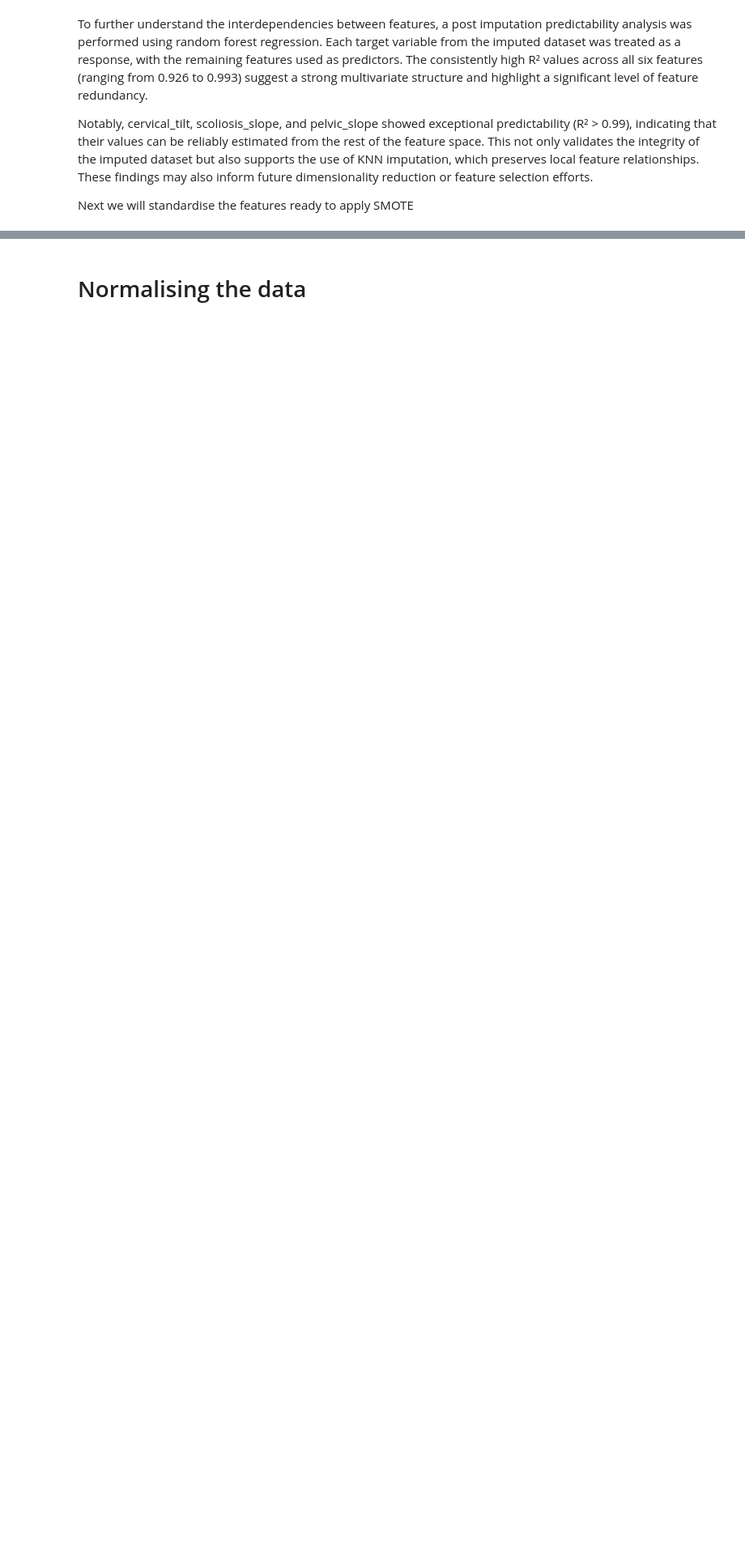
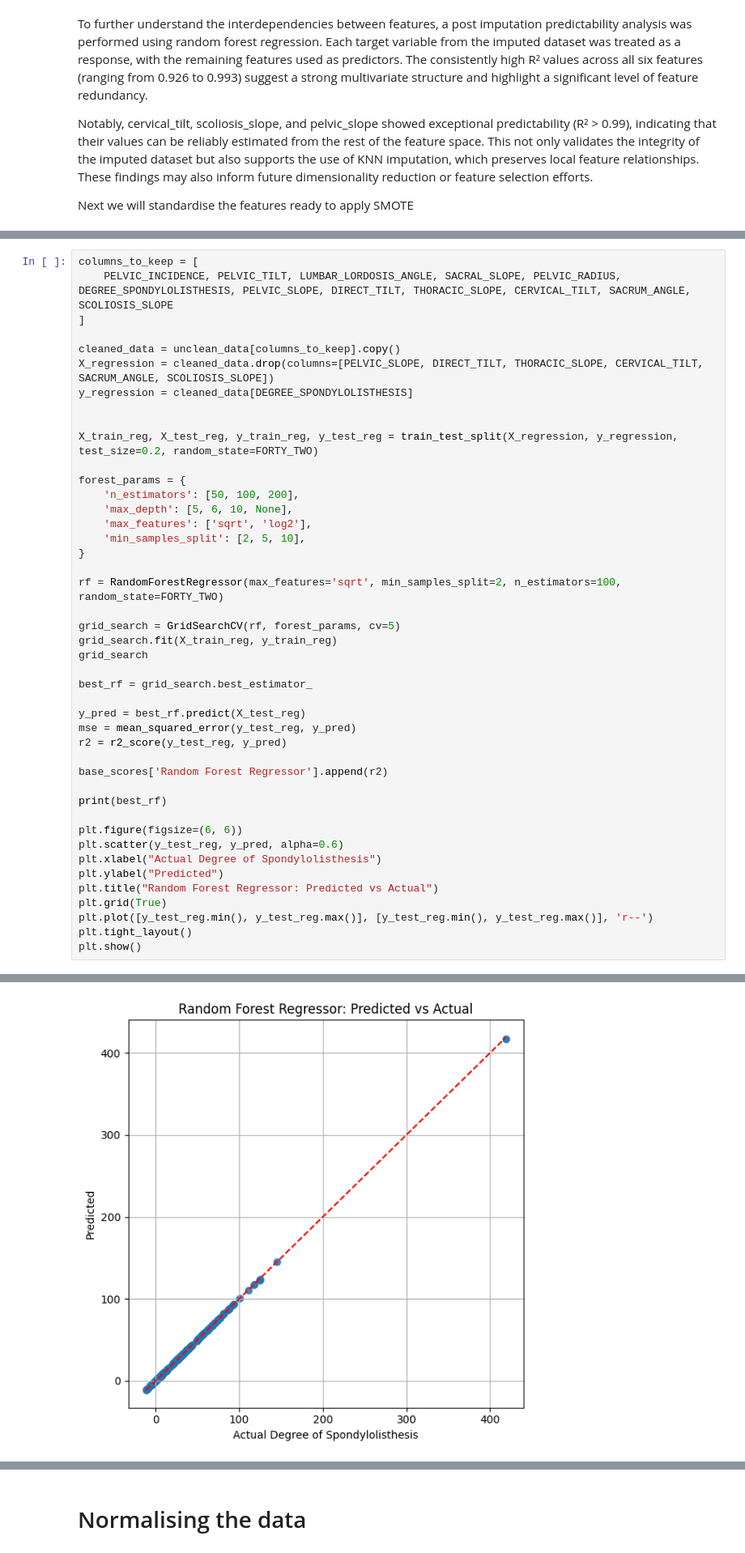
Before and after one commit to DSkilton/ML_Approaches_for_Predicting_Spinal_Disorders, a Jupyter notebook: main.ipynb, the cells around one changed output, grey strips where cells are left out. Shown at 81% size. Drawn from its saved outputs; the diff is of its cells as text; blank space fills up the shorter version.

```diff
--- a/main.ipynb
+++ b/main.ipynb
@@ -454,0 +501,45 @@ spondylolisthesis       0.00      0.00      0.00        86
+# %%
+columns_to_keep = [
+    PELVIC_INCIDENCE, PELVIC_TILT, LUMBAR_LORDOSIS_ANGLE, SACRAL_SLOPE, PELVIC_RADIUS, DEGREE_SPONDYLOLISTHESIS, PELVIC_SLOPE, DIRECT_TILT, THORACIC_SLOPE, CERVICAL_TILT, SACRUM_ANGLE, SCOLIOSIS_SLOPE
+]
+
+cleaned_data = unclean_data[columns_to_keep].copy()
+X_regression = cleaned_data.drop(columns=[PELVIC_SLOPE, DIRECT_TILT, THORACIC_SLOPE, CERVICAL_TILT, SACRUM_ANGLE, SCOLIOSIS_SLOPE])
+y_regression = cleaned_data[DEGREE_SPONDYLOLISTHESIS]
+
+
+X_train_reg, X_test_reg, y_train_reg, y_test_reg = train_test_split(X_regression, y_regression, test_size=0.2, random_state=FORTY_TWO)
+
+forest_params = {
+    'n_estimators': [50, 100, 200],
+    'max_depth': [5, 6, 10, None],
+    'max_features': ['sqrt', 'log2'],
+    'min_samples_split': [2, 5, 10],
+}
+
+rf = RandomForestRegressor(max_features='sqrt', min_samples_split=2, n_estimators=100, random_state=FORTY_TWO)
+
+grid_search = GridSearchCV(rf, forest_params, cv=5)
+grid_search.fit(X_train_reg, y_train_reg)
+grid_search
+
+best_rf = grid_search.best_estimator_
+
+y_pred = best_rf.predict(X_test_reg)
+mse = mean_squared_error(y_test_reg, y_pred)
+r2 = r2_score(y_test_reg, y_pred)
+
+base_scores['Random Forest Regressor'].append(r2)
+
+print(best_rf)
+
+plt.figure(figsize=(6, 6))
+plt.scatter(y_test_reg, y_pred, alpha=0.6)
+plt.xlabel("Actual Degree of Spondylolisthesis")
+plt.ylabel("Predicted")
+plt.title("Random Forest Regressor: Predicted vs Actual")
+plt.grid(True)
+plt.plot([y_test_reg.min(), y_test_reg.max()], [y_test_reg.min(), y_test_reg.max()], 'r--')
+plt.tight_layout()
+plt.show()
+# %% [output]
@@ -455,3 +548,4 @@ spondylolisthesis       0.00      0.00      0.00        86
+[figure, added]
 # %%
 # Side-by-side clearly comparing Original vs SMOTE heatmaps explicitly
 fig, axes = plt.subplots(1, 2, figsize=(24, 10))
```
Also changed, not shown: parts of 44 cells of this notebook.
